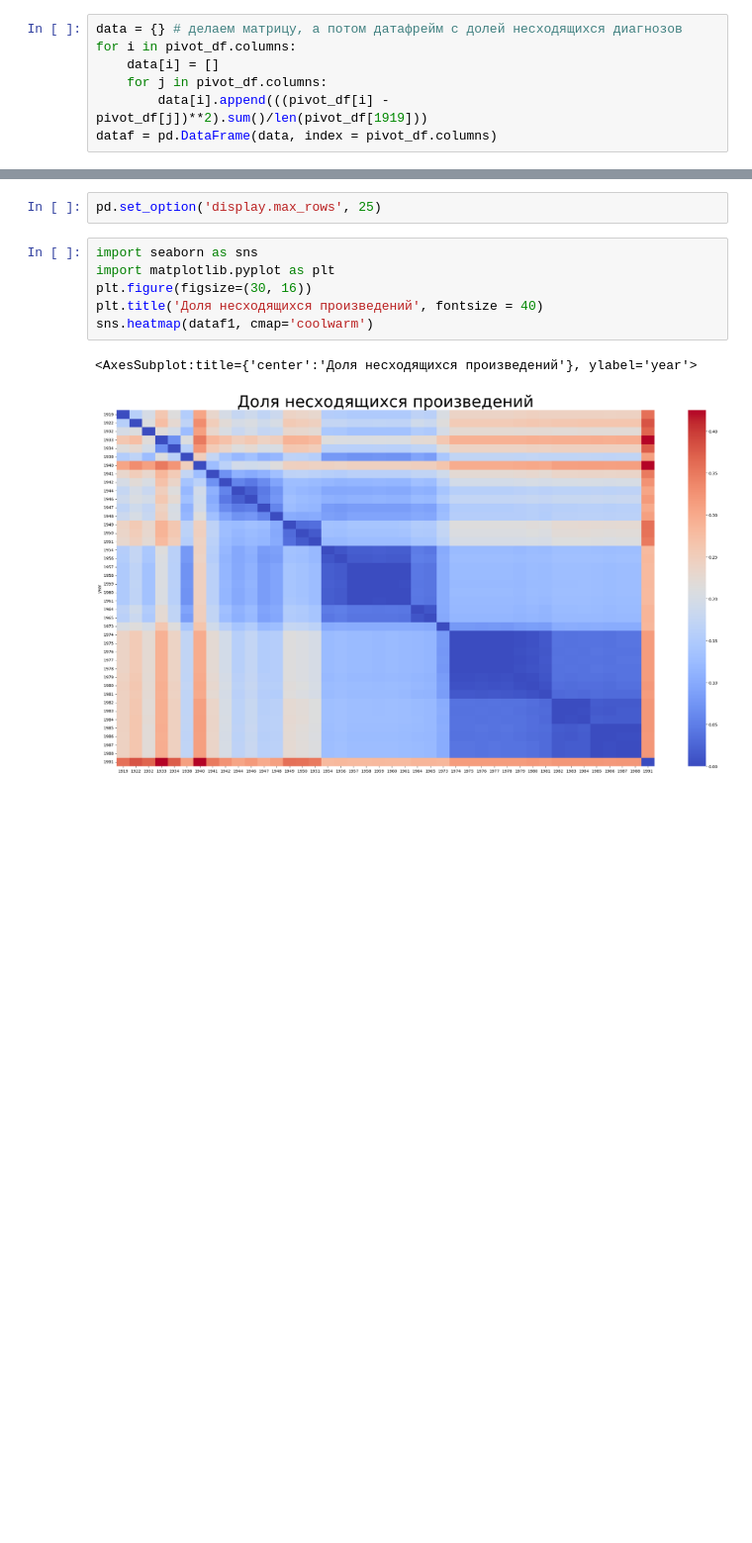
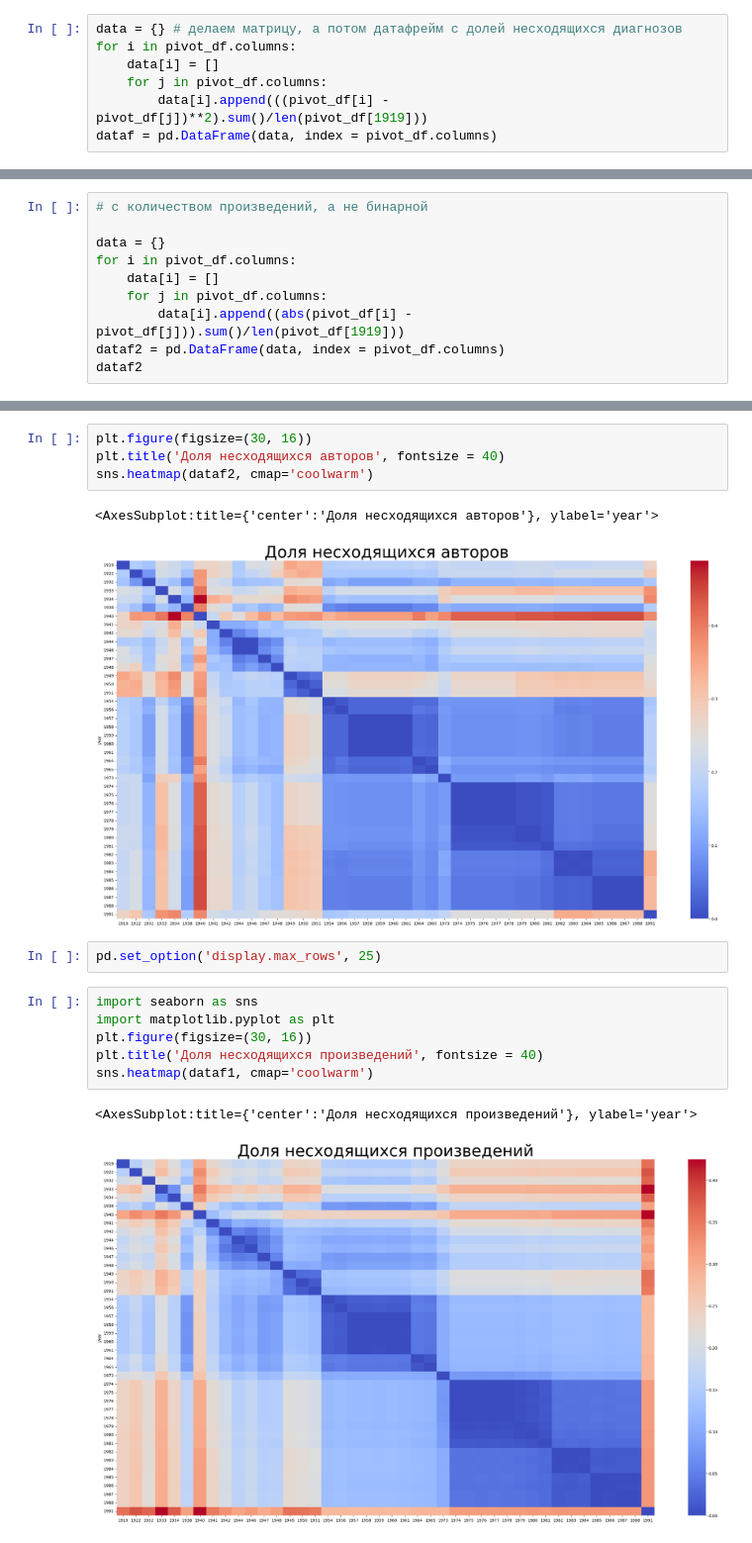
Before and after one commit to Nomendan/Spisok_chteniya, a Jupyter notebook: обработка и очистка.ipynb, the cells around one changed output, grey strips where cells are left out. Shown at 99% size. Saved outputs shown, nothing was run; the diff lists cells and outputs as text; blank space fills up the shorter version.

```diff
--- a/обработка и очистка.ipynb
+++ b/обработка и очистка.ipynb
@@ -493,0 +344,10 @@ dataf
+# %%
+# с количеством произведений, а не бинарной
+
+data = {}
+for i in pivot_df.columns:
+    data[i] = []
+    for j in pivot_df.columns:
+        data[i].append((abs(pivot_df[i] - pivot_df[j])).sum()/len(pivot_df[1919]))
+dataf2 = pd.DataFrame(data, index = pivot_df.columns)
+dataf2
@@ -503,3 +405,10 @@ sns.heatmap(dataf, cmap='coolwarm')
+# %%
+plt.figure(figsize=(30, 16))
+plt.title('Доля несходящихся авторов', fontsize = 40)
+sns.heatmap(dataf2, cmap='coolwarm')
+# %% [output]
+<AxesSubplot:title={'center':'Доля несходящихся авторов'}, ylabel='year'>
+[figure, added]
 # %%
 pd.set_option('display.max_rows', 25)
 # %%
```
Also changed, not shown: parts of 38 cells of this notebook, 2 other files.
